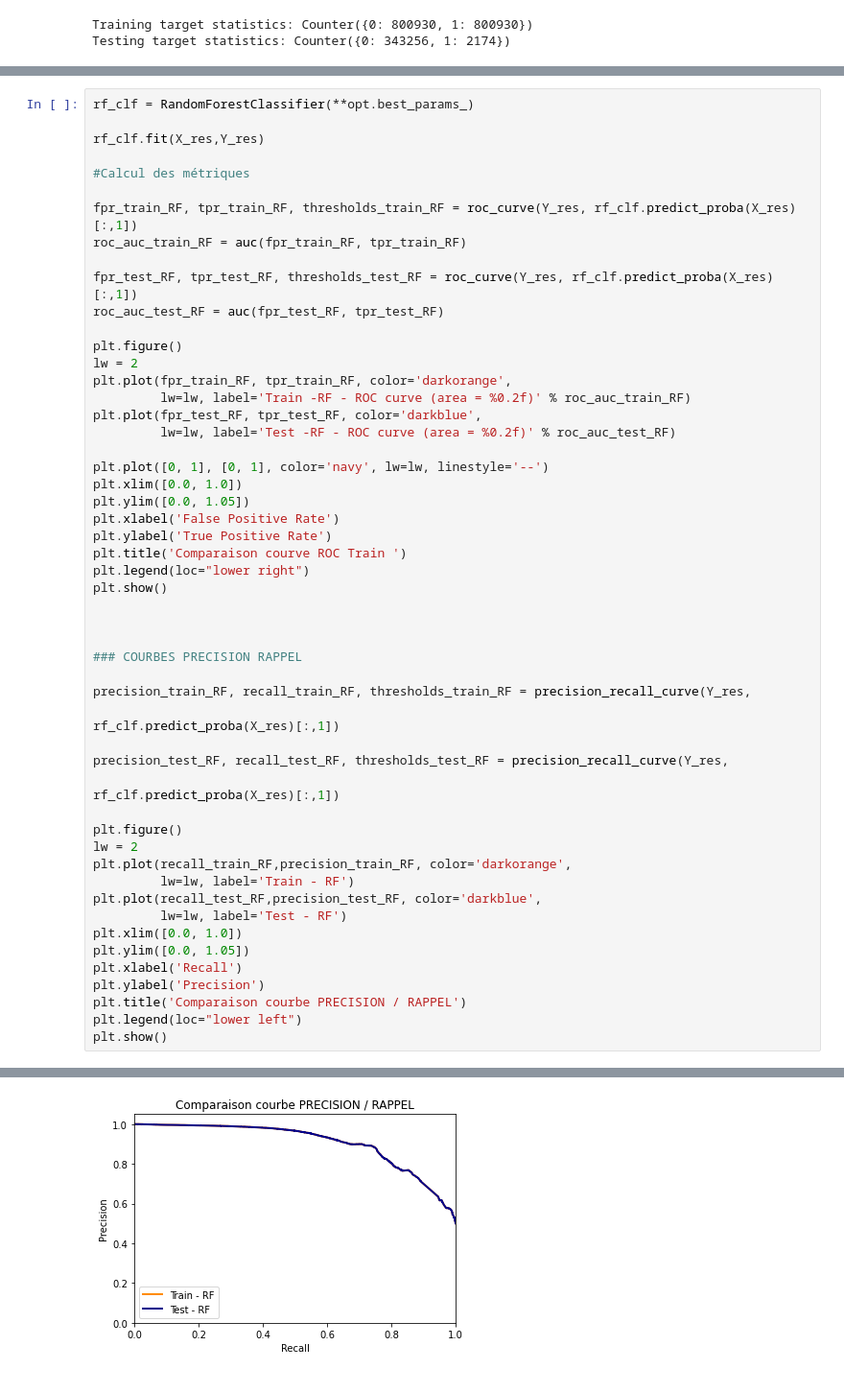
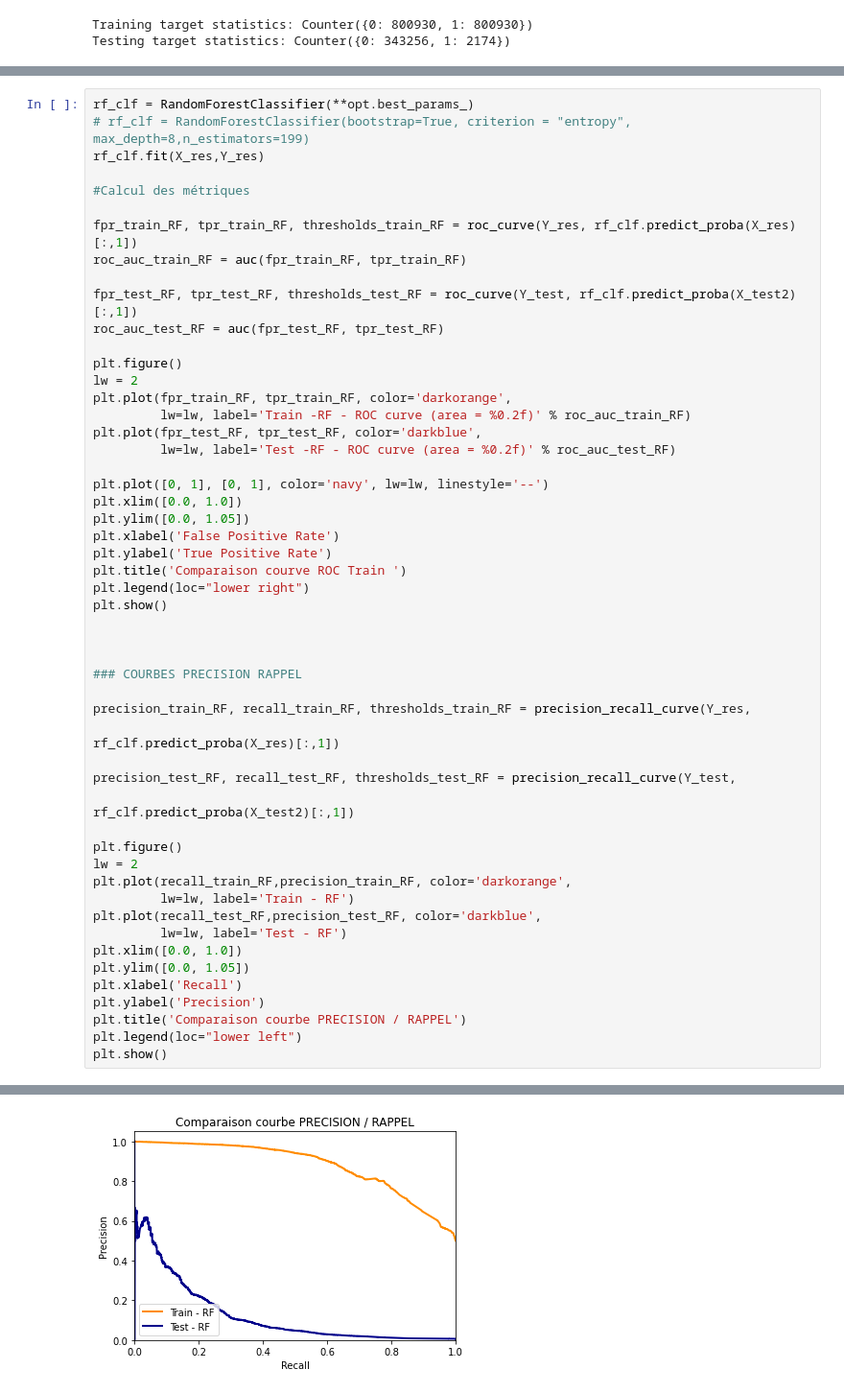
Before and after one commit to AleMax2/Scoring, a Jupyter notebook: Scoring .ipynb, the cells around one changed output, grey strips where cells are left out. Shown at 96% size. Cells and saved outputs as stored; diff of their text form.

```diff
--- a/Scoring .ipynb
+++ b/Scoring .ipynb
@@ -694,6 +715,6 @@ OrderedDict([('bootstrap', True), ('criterion', 'entropy'), ('max_depth', 8), ('
 # %%
 rf_clf = RandomForestClassifier(**opt.best_params_)
-
+# rf_clf = RandomForestClassifier(bootstrap=True, criterion = "entropy", max_depth=8,n_estimators=199)
 rf_clf.fit(X_res,Y_res)
 
 #Calcul des métriques
@@ -701,7 +722,7 @@ rf_clf.fit(X_res,Y_res)
 fpr_train_RF, tpr_train_RF, thresholds_train_RF = roc_curve(Y_res, rf_clf.predict_proba(X_res)[:,1])
 roc_auc_train_RF = auc(fpr_train_RF, tpr_train_RF)
 
-fpr_test_RF, tpr_test_RF, thresholds_test_RF = roc_curve(Y_res, rf_clf.predict_proba(X_res)[:,1])
+fpr_test_RF, tpr_test_RF, thresholds_test_RF = roc_curve(Y_test, rf_clf.predict_proba(X_test2)[:,1])
 roc_auc_test_RF = auc(fpr_test_RF, tpr_test_RF)
 
 plt.figure()
@@ -727,8 +748,8 @@ plt.show()
 precision_train_RF, recall_train_RF, thresholds_train_RF = precision_recall_curve(Y_res,
                                                                          rf_clf.predict_proba(X_res)[:,1])
 
-precision_test_RF, recall_test_RF, thresholds_test_RF = precision_recall_curve(Y_res,
-                                                                         rf_clf.predict_proba(X_res)[:,1])
+precision_test_RF, recall_test_RF, thresholds_test_RF = precision_recall_curve(Y_test,
+                                                                         rf_clf.predict_proba(X_test2)[:,1])
 
 plt.figure()
 lw = 2
@@ -748,4 +769,4 @@ plt.show()
-[figure, old version]
+[figure, new version]
 # %%
 importance_variable_rf = pd.DataFrame()
 importance_variable_rf["Variable"]= X_res.columns.tolist()
```
Also changed, not shown: parts of 34 cells of this notebook.
